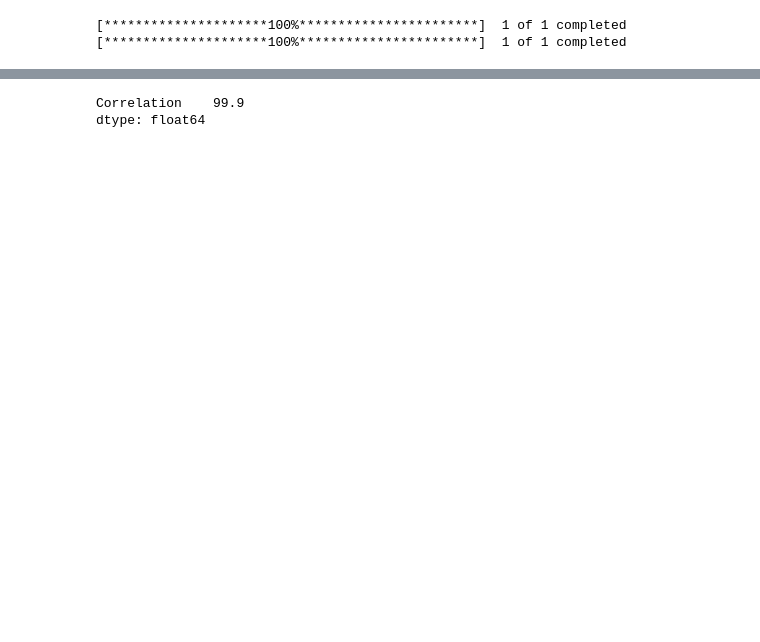
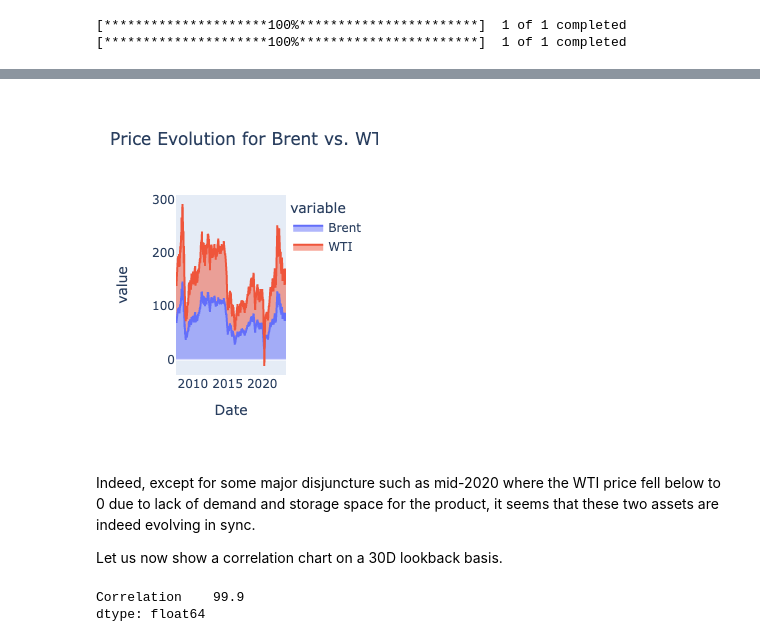
Before and after one commit to eduardo-contreras-dominguez/Memoire-Model, a Jupyter notebook: Modele Definitif/Memoire Plotting.ipynb, the cells around one changed output, grey strips where cells are left out. Saved outputs shown, nothing was run; the diff lists cells and outputs as text; code cells hidden in the pictures; blank space fills up the shorter version.

```diff
--- a/Modele Definitif/Memoire Plotting.ipynb
+++ b/Modele Definitif/Memoire Plotting.ipynb
@@ -5,17 +94,4 @@ Empezaremos con la evolucion de los precios para el WTI y Brent
 # %%
-import matplotlib.pyplot as plt
-import numpy as np
-import pandas as pd
-import seaborn as sns
-
-
-from arch.unitroot import engle_granger
-from statsmodels.tsa.stattools import coint
-
-from matplotlib import rcParams
-import cufflinks as cf
-import yfinance as yf
-import plotly.express as px
 
 cf.set_config_file(theme='white',offline=True)
 df = pd.DataFrame(columns = ["Brent", "WTI"])
@@ -24,7 +100,7 @@ df["WTI"]= yf.download("CL=F")["Close"]
 
 fig = fig = px.area(
     df,
-    title = "Price Evolution for Brent vs. WTI as of 08/20/22")
+    title = "Price Evolution for Brent vs. WTI as of 06/06/23")
 
 
 fig.update_xaxes(showgrid=False)
@@ -36,3 +111,8 @@ fig.update_yaxes(showgrid=False)
+[figure, added]
+# %% [markdown]
+Indeed, except for some major disjuncture such as mid-2020 where the WTI price fell below to 0 due to lack of demand and storage space for the product, it seems that these two assets are indeed evolving in sync.
+
+Let us now show a correlation chart on a 30D lookback basis.
 # %%
 df_correlation = pd.DataFrame(columns = ["Correlation"])
 df_correlation["Correlation"] = (df['Brent'].rolling(30).corr(df['WTI']).dropna() *100).round(1)
```
Also changed, not shown: parts of 42 cells of this notebook, 1 other file.
